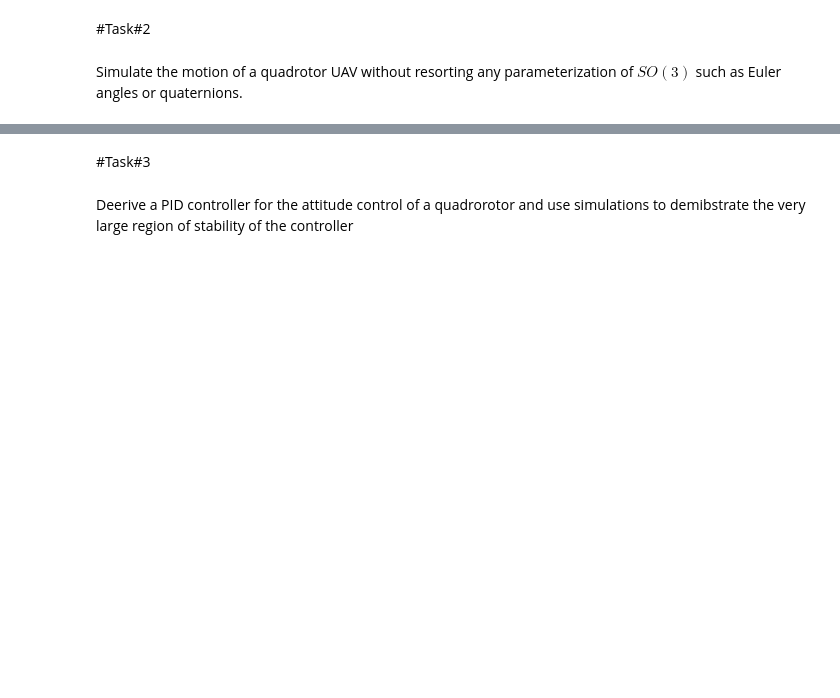
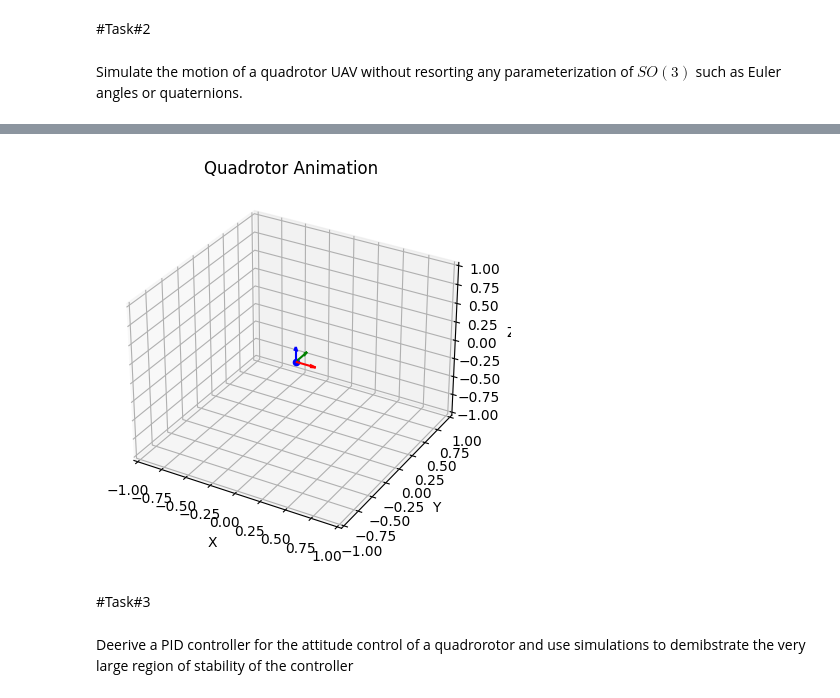
Before and after one commit to ME-UoP-ME421-Feb-2023/Rankine-CB, a Jupyter notebook: Simulating_Quadrotor_UAV.ipynb, the cells around one changed output, grey strips where cells are left out. Cells and saved outputs as stored; diff of their text form; code cells hidden in the pictures; blank space fills up the shorter version.

```diff
--- a/Simulating_Quadrotor_UAV.ipynb
+++ b/Simulating_Quadrotor_UAV.ipynb
@@ -88,8 +88,8 @@ for step in range(num_steps):
     # Print current state
     print(f"Step {step} - Position: {position}, Rotation: {rotation}")
 
-    # Update time
-    time += dt
+    # Update step
+    step += dt
 # %% [output]
 Step 0 - Position: [ 0.        0.       -0.000981], Rotation: [[1. 0. 0.]
  [0. 1. 0.]
@@ -98,3 +111,83 @@ NameError: ignored
+# %%
+import numpy as np
+import matplotlib.pyplot as plt
+from mpl_toolkits.mplot3d import Axes3D
+
+# Quadrotor parameters
+mass = 1.0  # Mass of the quadrotor (kg)
+inertia = np.diag([0.02, 0.02, 0.04])  # Moment of inertia matrix (kg*m^2)
+g = 9.81  # Acceleration due to gravity (m/s^2)
+
+# Simulation parameters
+dt = 0.01  # Time step (s)
+total_time = 10.0  # Total simulation time (s)
+num_steps = int(total_time / dt)
+
+# Initial state
+position = np.zeros((num_steps, 3))  # Position (m)
+velocity = np.zeros((num_steps, 3))  # Velocity (m/s)
+rotation = np.zeros((num_steps, 3, 3))  # Rotation matrix
+
+# Simulation loop
+for step in range(num_steps):
+    # Forces and moments
+    force = mass * (rotation[step] @ np.array([0, 0, -g]))  # Gravity force
+    moment = inertia @ angular_velocity  # Moment of inertia
+
+    # Update linear motion
+    acceleration = force / mass
+    velocity[step] = velocity[step-1] + acceleration * dt
+    position[step] = position[step-1] + velocity[step] * dt
+
+    # Update angular motion
+    angular_acceleration = np.linalg.inv(inertia) @ (moment - np.cross(angular_velocity, inertia @ angular_velocity))
+    angular_velocity += angular_acceleration * dt
+
+    # Update rotation matrix using Rodrigues' rotation formula
+    skew_symmetric = np.array([[0, -angular_velocity[2], angular_velocity[1]],
+                               [angular_velocity[2], 0, -angular_velocity[0]],
+                               [-angular_velocity[1], angular_velocity[0], 0]])
+    rotation[step] = rotation[step-1] + (skew_symmetric @ rotation[step-1]) * dt
+
+    # Normalize rotation matrix to prevent numerical drift
+    rotation[step], _ = np.linalg.qr(rotation[step])
+
+# Animation
+fig = plt.figure()
+ax = fig.add_subplot(111, projection='3d')
+
+for step in range(num_steps):
+    ax.cla()  # Clear the current plot
+    ax.set_xlim([-1, 1])  # Set appropriate limits for the x-axis
+    ax.set_ylim([-1, 1])  # Set appropriate limits for the y-axis
+    ax.set_zlim([-1, 1])  # Set appropriate limits for the z-axis
+
+    # Plot the quadrotor as a point at its current position
+    ax.scatter(position[step, 0], position[step, 1], position[step, 2], color='b')
+
+    # Draw the quadrotor's body axes
+    scale = 0.2  # Scale factor for the body axes length
+    x_axis = rotation[step] @ np.array([scale, 0, 0])
+    y_axis = rotation[step] @ np.array([0, scale, 0])
+    z_axis = rotation[step] @ np.array([0, 0, scale])
+    ax.quiver(position[step, 0], position[step, 1], position[step, 2],
+              x_axis[0], x_axis[1], x_axis[2], color='r', label='x-axis')
+    ax.quiver(position[step, 0], position[step, 1], position[step, 2],
+              y_axis[0], y_axis[1], y_axis[2], color='g', label='y-axis')
+    ax.quiver(position[step, 0], position[step, 1], position[step, 2],
+              z_axis[0], z_axis[1], z_axis[2], color='b', label='z-axis')
+
+    # Set labels and title
+    ax.set_xlabel('X')
+    ax.set_ylabel('Y')
+    ax.set_zlabel('Z')
+    ax.set_title('Quadrotor Animation')
+
+    plt.pause(0.01)  # Pause the animation for a short time
+
+plt.show()
+# %% [output]
+[figure, added]
 # %% [markdown]
 #Task#3
 # %% [markdown]
```
Also changed, not shown: parts of 1 cell of this notebook.
